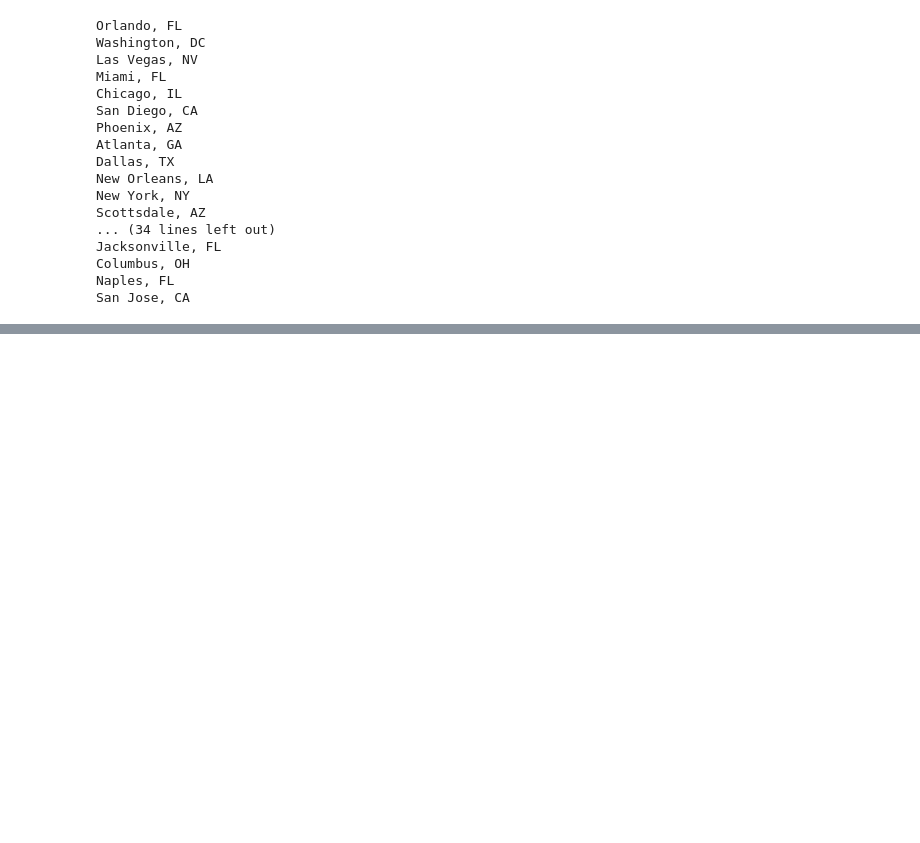
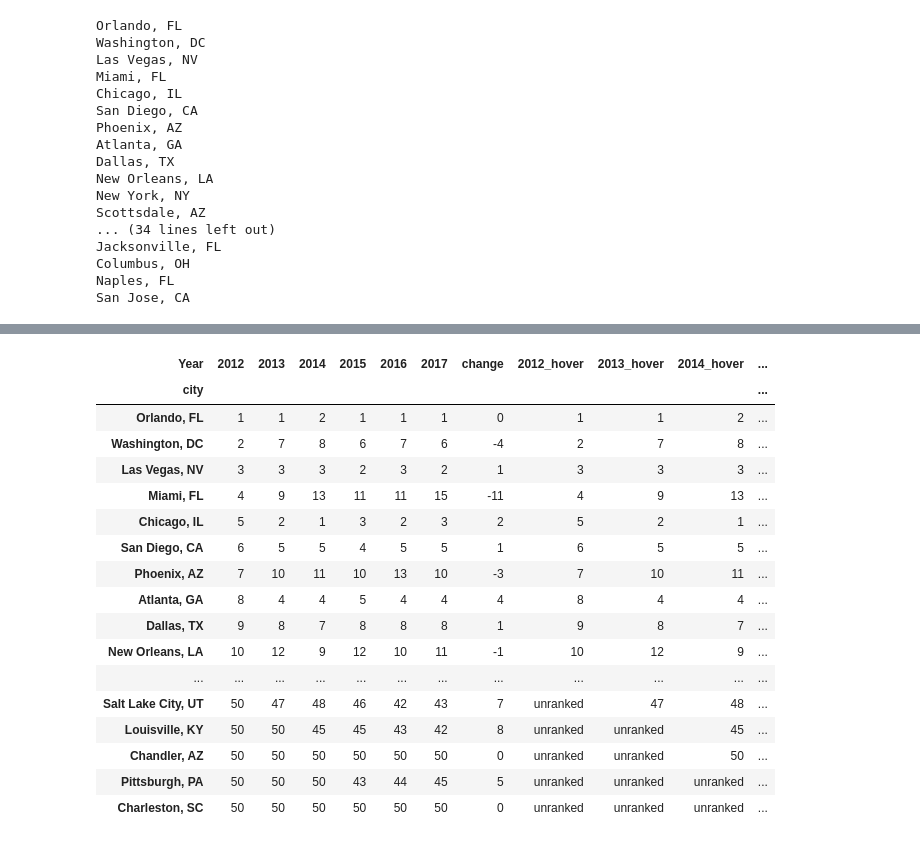
Before and after one commit to ethanarsht/meetia-images, a Jupyter notebook: cvent_charts.ipynb, the cells around one changed output, grey strips where cells are left out. Saved outputs shown, nothing was run; the diff lists cells and outputs as text; code cells hidden in the pictures; blank space fills up the shorter version.

Commit message:
Added table and some other changes

```diff
--- a/cvent_charts.ipynb
+++ b/cvent_charts.ipynb
@@ -142,3 +178,5 @@ df_ranks = df_ranks.drop('Washington, D.C.', axis = 1)
+# %%
+df_ranks = df_ranks.drop('St. Louis, M', axis = 1)
 # %%
 df_ranks
 # %% [output]
@@ -156,6 +194,8 @@ df_bar = df_ranks.transpose()
 df_bar.columns = df_bar.iloc[0]
 # %%
 df_bar = df_bar.drop(['Year'])
+# %%
+df_concat = df_bar
 # %%
 df_bar = df_bar.replace('unranked', 50)
 # %%
@@ -163,3 +213,29 @@ df_bar['change'] = df_bar[2012] - df_bar[2017]
+# %%
+for col in df_concat.columns:
+    df_concat = df_concat.rename(columns = ({col: str(col)+ '_hover'}))
+# %%
+df_bar = pd.concat([df_bar, df_concat], axis = 1)
+# %%
+df_bar
+# %% [output]
+| Year | 2012 | 2013 | 2014 | 2015 | 2016 | 2017 | change | 2012_hover | 2013_hover | 2014_hover | ... |
+| city |  |  |  |  |  |  |  |  |  |  | ... |
+| Orlando, FL | 1 | 1 | 2 | 1 | 1 | 1 | 0 | 1 | 1 | 2 | ... |
+| Washington, DC | 2 | 7 | 8 | 6 | 7 | 6 | -4 | 2 | 7 | 8 | ... |
+| Las Vegas, NV | 3 | 3 | 3 | 2 | 3 | 2 | 1 | 3 | 3 | 3 | ... |
+| Miami, FL | 4 | 9 | 13 | 11 | 11 | 15 | -11 | 4 | 9 | 13 | ... |
+| Chicago, IL | 5 | 2 | 1 | 3 | 2 | 3 | 2 | 5 | 2 | 1 | ... |
+| San Diego, CA | 6 | 5 | 5 | 4 | 5 | 5 | 1 | 6 | 5 | 5 | ... |
+| Phoenix, AZ | 7 | 10 | 11 | 10 | 13 | 10 | -3 | 7 | 10 | 11 | ... |
+| Atlanta, GA | 8 | 4 | 4 | 5 | 4 | 4 | 4 | 8 | 4 | 4 | ... |
+| Dallas, TX | 9 | 8 | 7 | 8 | 8 | 8 | 1 | 9 | 8 | 7 | ... |
+| New Orleans, LA | 10 | 12 | 9 | 12 | 10 | 11 | -1 | 10 | 12 | 9 | ... |
+| ... | ... | ... | ... | ... | ... | ... | ... | ... | ... | ... | ... |
+| Salt Lake City, UT | 50 | 47 | 48 | 46 | 42 | 43 | 7 | unranked | 47 | 48 | ... |
+| Louisville, KY | 50 | 50 | 45 | 45 | 43 | 42 | 8 | unranked | unranked | 45 | ... |
+| Chandler, AZ | 50 | 50 | 50 | 50 | 50 | 50 | 0 | unranked | unranked | 50 | ... |
+| Pittsburgh, PA | 50 | 50 | 50 | 43 | 44 | 45 | 5 | unranked | unranked | unranked | ... |
+| Charleston, SC | 50 | 50 | 50 | 50 | 50 | 50 | 0 | unranked | unranked | unranked | ... |
 # %%
 df_bar = df_bar.reset_index()
 # %%
```
Also changed, not shown: parts of 20 cells of this notebook, 3 other files.
